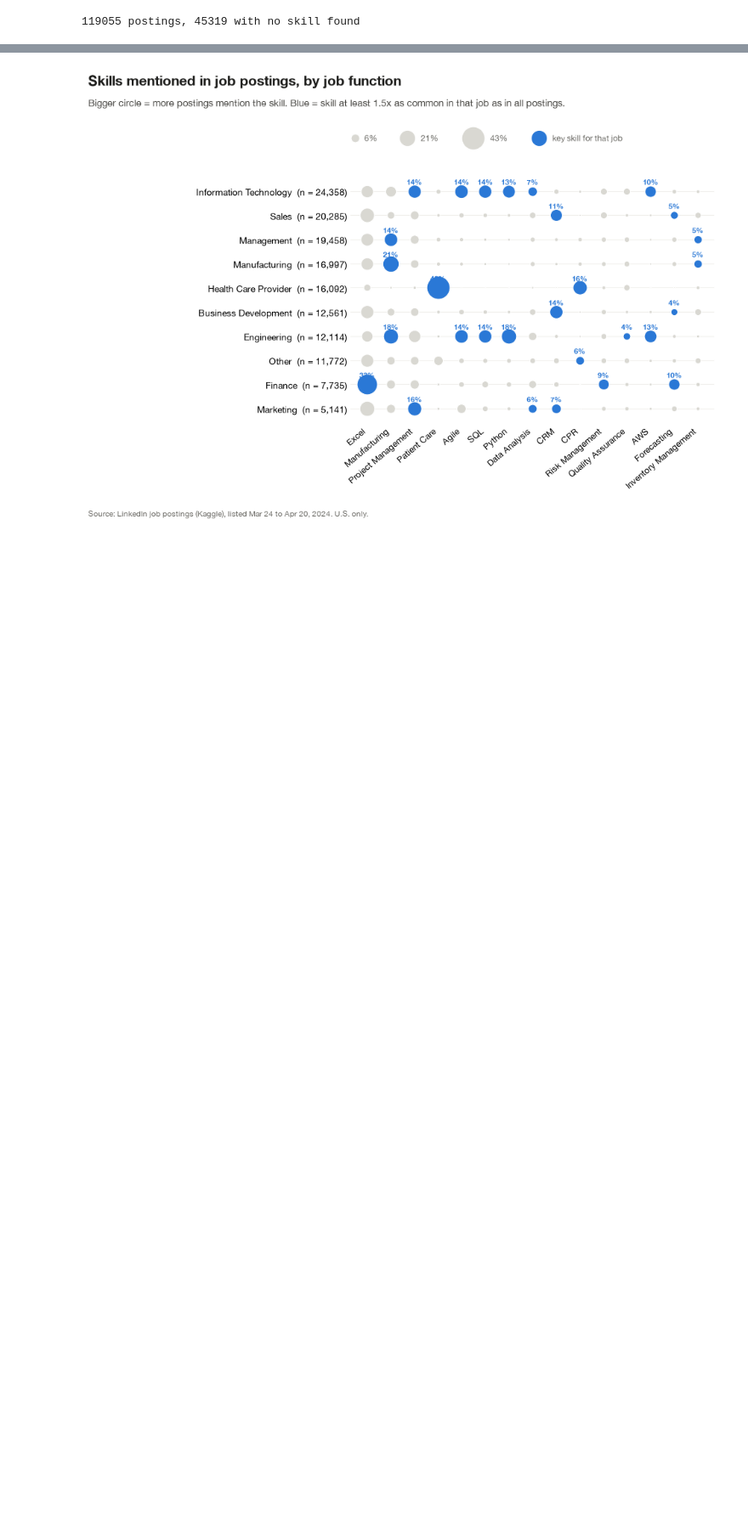
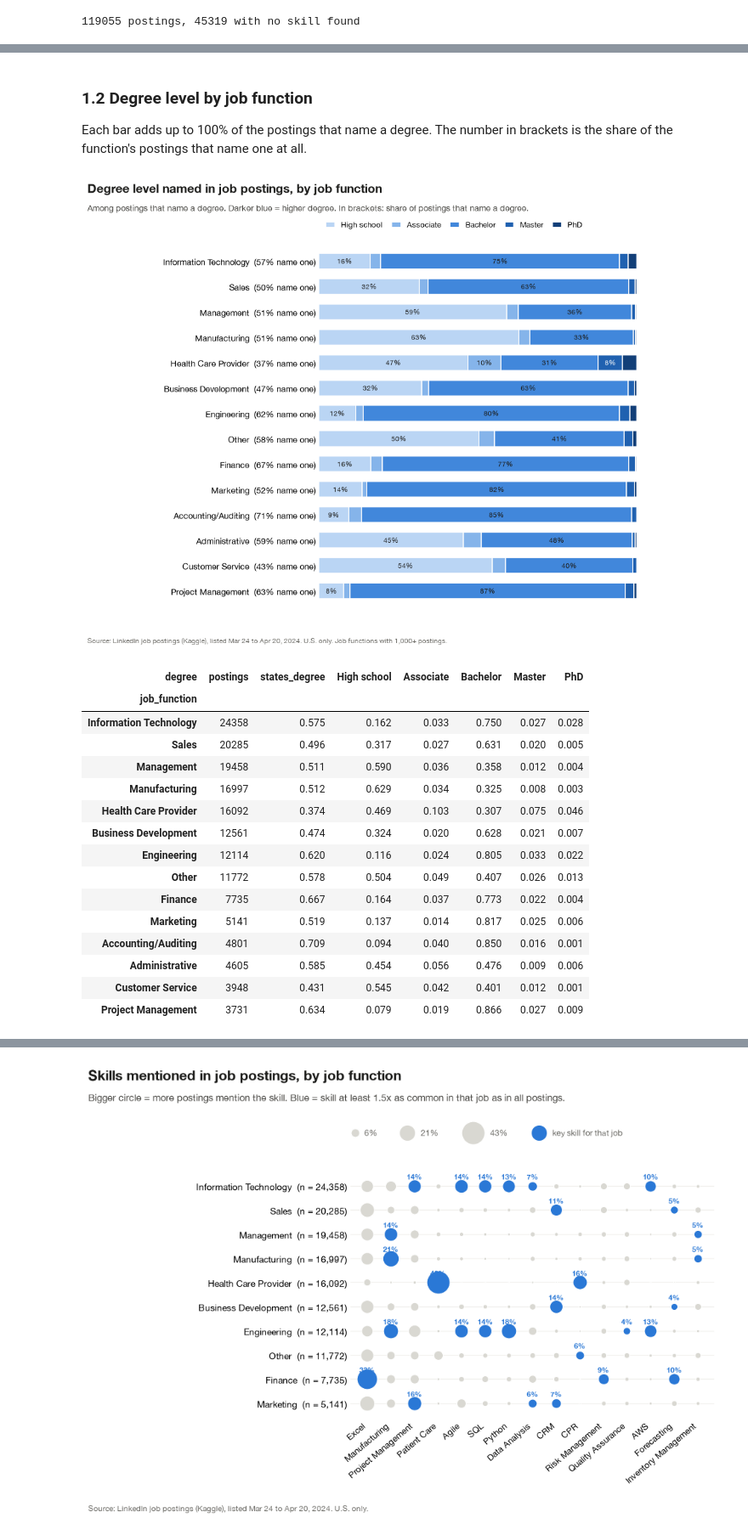
Before and after one commit to jessyyi/Py3onistas, a Jupyter notebook: notebooks/01_data_eda.ipynb, the cells around one changed output, grey strips where cells are left out. Shown at 85% size. Cells and saved outputs as stored; diff of their text form; code cells hidden in the pictures; blank space fills up the shorter version.

```diff
--- a/notebooks/01_data_eda.ipynb
+++ b/notebooks/01_data_eda.ipynb
@@ -184,0 +141,32 @@ print(len(job_skills), "postings,", (job_skills["skills"].str.len() == 0).sum(),
+# %% [markdown]
+### 1.2 Degree level by job function
+
+Each bar adds up to 100% of the postings that name a degree. The number in brackets is the share of the function's postings that name one at all.
+# %%
+deg_function = ra.degree_requirements(jobs, by="job_function", min_n=1000, top=14)
+shown = deg_function[ra.STATED_DEGREES].copy()
+shown.index = [f"{g}  ({s:.0%} name one)" for g, s in zip(deg_function.index, deg_function["states_degree"])]
+mp.plot_stacked_mix(shown, "Degree level named in job postings, by job function",
+                    "Among postings that name a degree. Darker blue = higher degree. In brackets: share of postings that name a degree.",
+                    SOURCE + " Job functions with 1,000+ postings.", first_gray=False,
+                    path=f"{FIG}/degree_by_function.png")
+plt.show()
+deg_function.round(3)
+# %% [output]
+[figure, added]
+| degree | postings | states_degree | High school | Associate | Bachelor | Master | PhD |
+| job_function |  |  |  |  |  |  |  |
+| Information Technology | 24358 | 0.575 | 0.162 | 0.033 | 0.750 | 0.027 | 0.028 |
+| Sales | 20285 | 0.496 | 0.317 | 0.027 | 0.631 | 0.020 | 0.005 |
+| Management | 19458 | 0.511 | 0.590 | 0.036 | 0.358 | 0.012 | 0.004 |
+| Manufacturing | 16997 | 0.512 | 0.629 | 0.034 | 0.325 | 0.008 | 0.003 |
+| Health Care Provider | 16092 | 0.374 | 0.469 | 0.103 | 0.307 | 0.075 | 0.046 |
+| Business Development | 12561 | 0.474 | 0.324 | 0.020 | 0.628 | 0.021 | 0.007 |
+| Engineering | 12114 | 0.620 | 0.116 | 0.024 | 0.805 | 0.033 | 0.022 |
+| Other | 11772 | 0.578 | 0.504 | 0.049 | 0.407 | 0.026 | 0.013 |
+| Finance | 7735 | 0.667 | 0.164 | 0.037 | 0.773 | 0.022 | 0.004 |
+| Marketing | 5141 | 0.519 | 0.137 | 0.014 | 0.817 | 0.025 | 0.006 |
+| Accounting/Auditing | 4801 | 0.709 | 0.094 | 0.040 | 0.850 | 0.016 | 0.001 |
+| Administrative | 4605 | 0.585 | 0.454 | 0.056 | 0.476 | 0.009 | 0.006 |
+| Customer Service | 3948 | 0.431 | 0.545 | 0.042 | 0.401 | 0.012 | 0.001 |
+| Project Management | 3731 | 0.634 | 0.079 | 0.019 | 0.866 | 0.027 | 0.009 |
```
Also changed, not shown: parts of 99 cells of this notebook, 54 other files.
